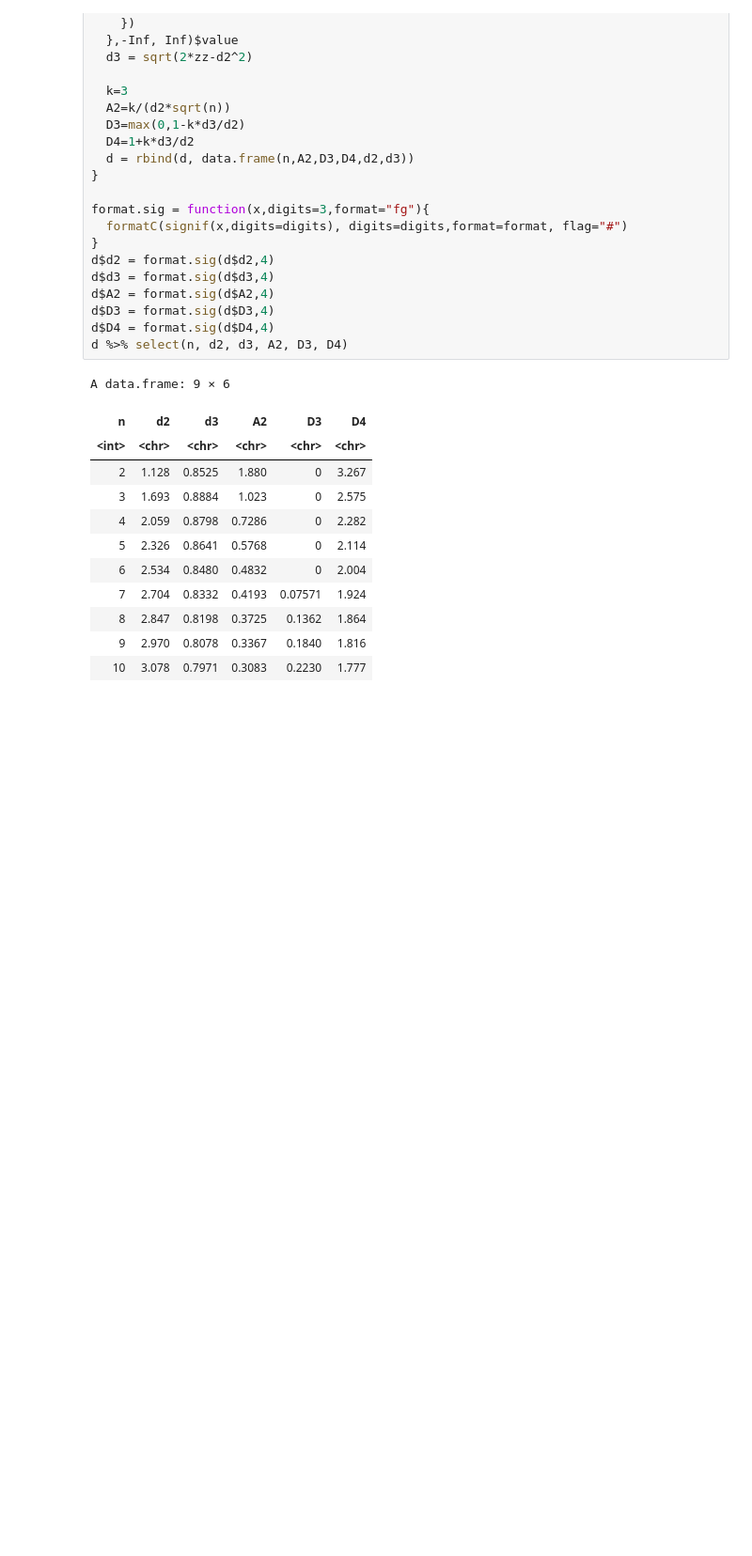
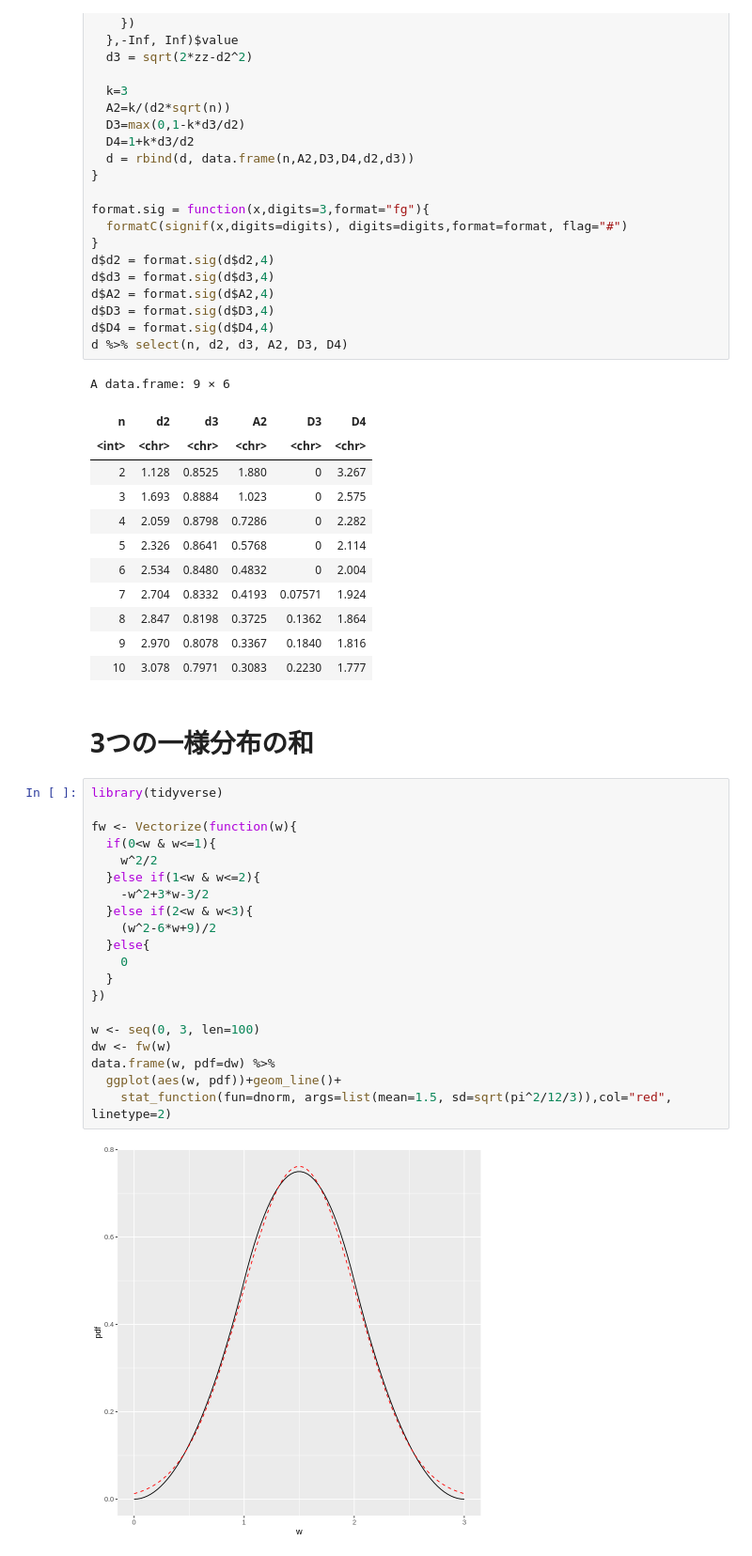
Before and after one commit to tskmr/PDC, a Jupyter notebook: QualityControl_Lec9_10_11.ipynb, the cells around one changed output. Shown: that part at 94% size. Saved outputs shown, nothing was run; the diff lists cells and outputs as text; blank space fills up the shorter version.

```diff
--- a/QualityControl_Lec9_10_11.ipynb
+++ b/QualityControl_Lec9_10_11.ipynb
@@ -179,3 +179,27 @@ A data.frame: 9 × 6
 | 8 | 2.847 | 0.8198 | 0.3725 | 0.1362 | 1.864 |
 | 9 | 2.970 | 0.8078 | 0.3367 | 0.1840 | 1.816 |
 | 10 | 3.078 | 0.7971 | 0.3083 | 0.2230 | 1.777 |
+# %% [markdown]
+# 3つの一様分布の和
+# %%
+library(tidyverse)
+
+fw <- Vectorize(function(w){
+  if(0<w & w<=1){
+    w^2/2
+  }else if(1<w & w<=2){
+    -w^2+3*w-3/2
+  }else if(2<w & w<3){
+    (w^2-6*w+9)/2
+  }else{
+    0
+  }
+})
+
+w <- seq(0, 3, len=100)
+dw <- fw(w)
+data.frame(w, pdf=dw) %>%
+  ggplot(aes(w, pdf))+geom_line()+
+    stat_function(fun=dnorm, args=list(mean=1.5, sd=sqrt(pi^2/12/3)),col="red", linetype=2)
+# %% [output]
+[figure, added]
```
